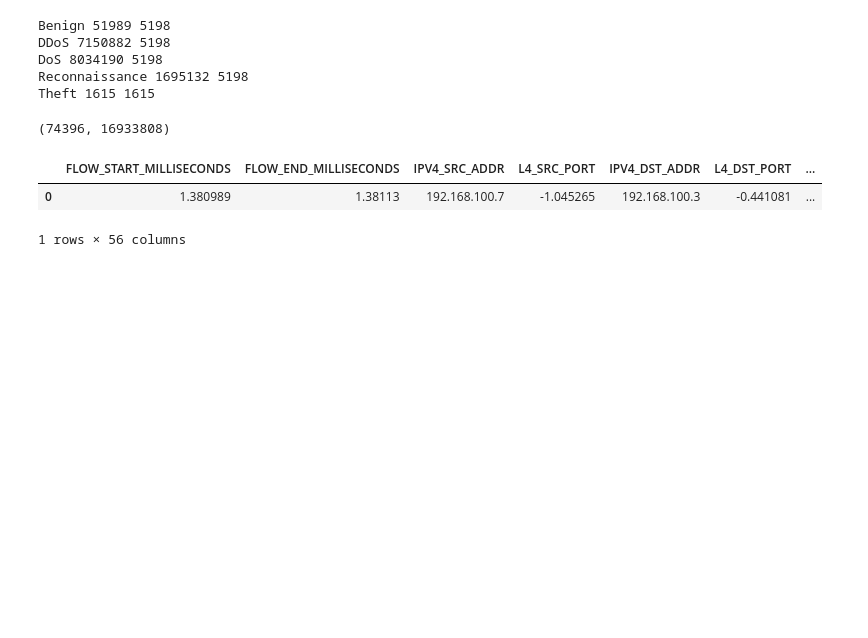
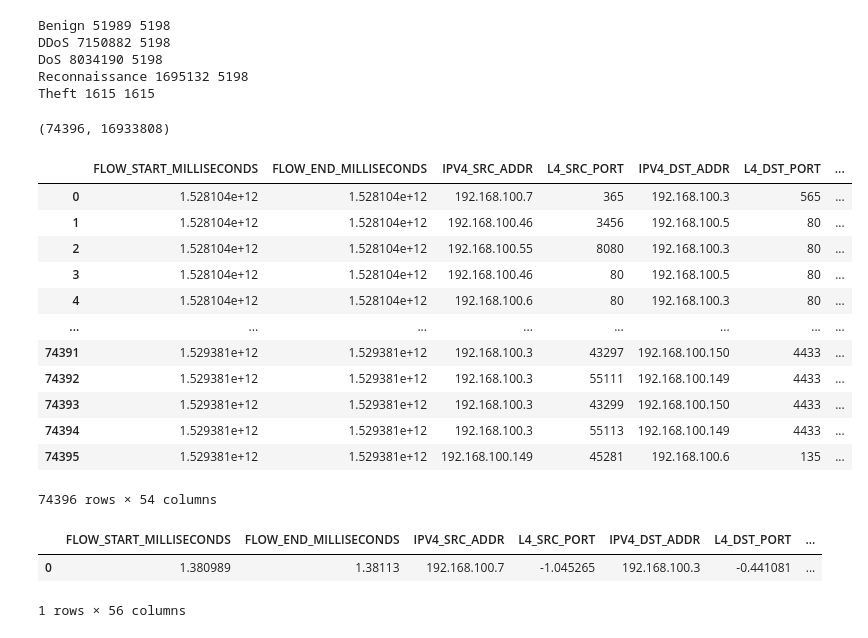
Before and after one commit to ljrn8/COMP4003, a Jupyter notebook: notebooks/old notebooks/BoT-IoT_testing.ipynb, the cells around one changed output. Drawn from its saved outputs; the diff is of its cells as text; code cells hidden in the pictures; blank space fills up the shorter version.

```diff
--- a/notebooks/old notebooks/BoT-IoT_testing.ipynb
+++ b/notebooks/old notebooks/BoT-IoT_testing.ipynb
@@ -121,4 +121,20 @@ del data
 # %%
 df_reduced.to_csv('interm/BoT-IoT_reduced.csv', index=False)
 # %%
-df_reduced = pd.read_csv('interm/BoT-IoT_reduced.csv')
+df_reduced = pd.read_csv('../../interm/archive/BoT-IoT_reduced.csv')
+# %%
+df_reduced
+# %% [output]
+|  | FLOW_START_MILLISECONDS | FLOW_END_MILLISECONDS | IPV4_SRC_ADDR | L4_SRC_PORT | IPV4_DST_ADDR | L4_DST_PORT | ... |
+| 0 | 1.528104e+12 | 1.528104e+12 | 192.168.100.7 | 365 | 192.168.100.3 | 565 | ... |
+| 1 | 1.528104e+12 | 1.528104e+12 | 192.168.100.46 | 3456 | 192.168.100.5 | 80 | ... |
+| 2 | 1.528104e+12 | 1.528104e+12 | 192.168.100.55 | 8080 | 192.168.100.3 | 80 | ... |
+| 3 | 1.528104e+12 | 1.528104e+12 | 192.168.100.46 | 80 | 192.168.100.5 | 80 | ... |
+| 4 | 1.528104e+12 | 1.528104e+12 | 192.168.100.6 | 80 | 192.168.100.3 | 80 | ... |
+| ... | ... | ... | ... | ... | ... | ... | ... |
+| 74391 | 1.529381e+12 | 1.529381e+12 | 192.168.100.3 | 43297 | 192.168.100.150 | 4433 | ... |
+| 74392 | 1.529381e+12 | 1.529381e+12 | 192.168.100.3 | 55111 | 192.168.100.149 | 4433 | ... |
+| 74393 | 1.529381e+12 | 1.529381e+12 | 192.168.100.3 | 43299 | 192.168.100.150 | 4433 | ... |
+| 74394 | 1.529381e+12 | 1.529381e+12 | 192.168.100.3 | 55113 | 192.168.100.149 | 4433 | ... |
+| 74395 | 1.529381e+12 | 1.529381e+12 | 192.168.100.149 | 45281 | 192.168.100.6 | 135 | ... |
+74396 rows × 54 columns
```
Also changed, not shown: parts of 6 cells of this notebook, 4 other files.
